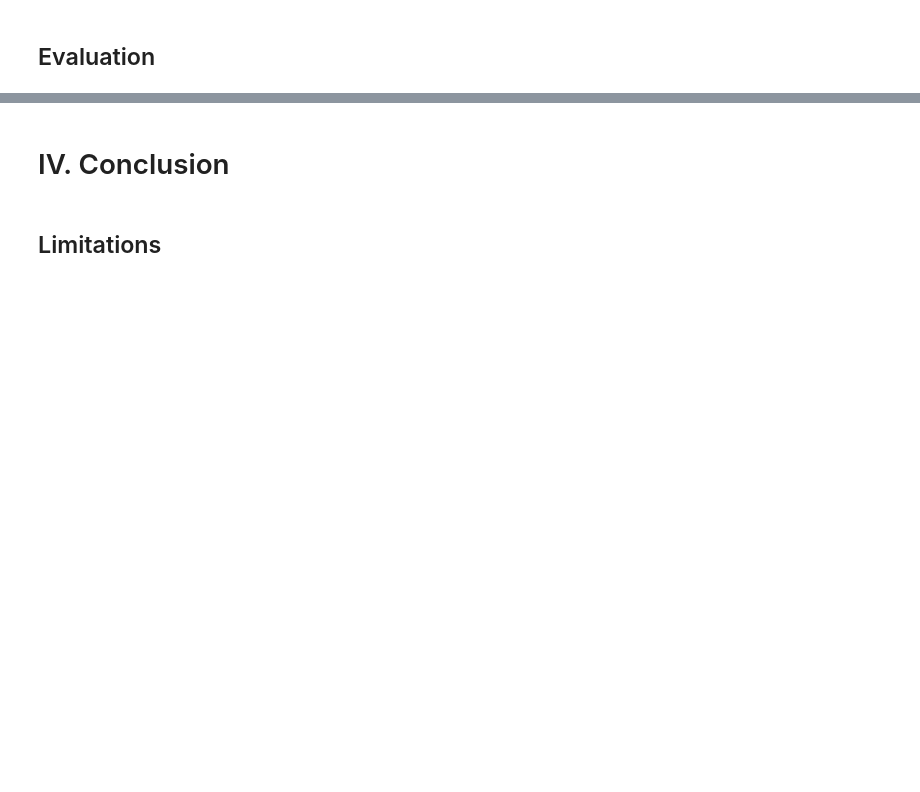
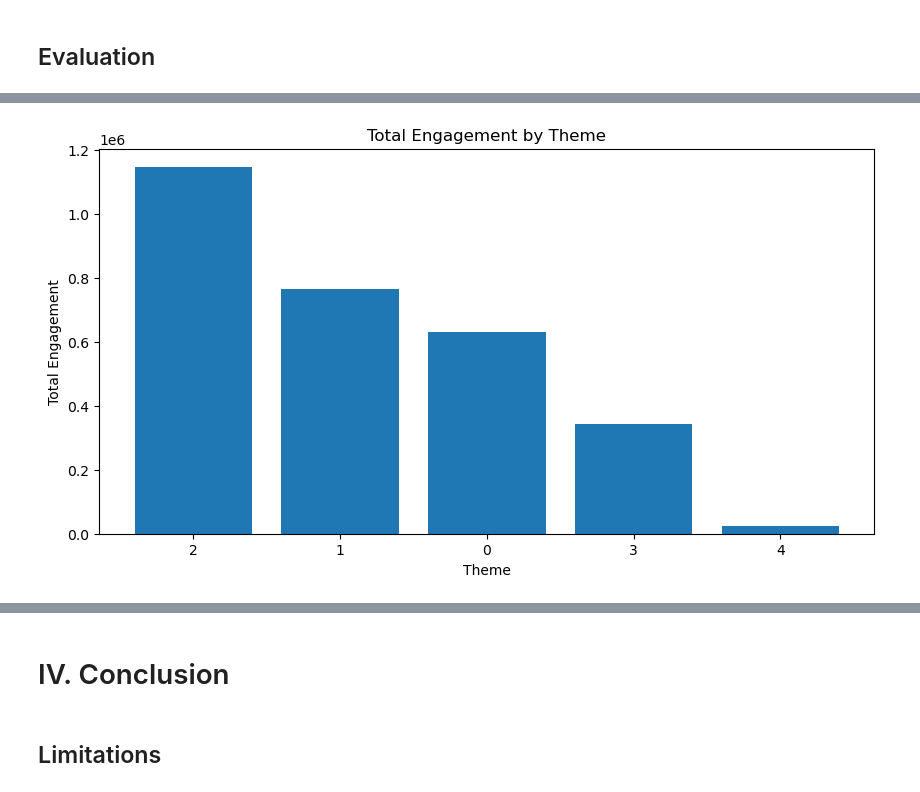
Before and after one commit to momopajamas/MPAC_project, a Jupyter notebook: notebook.ipynb, the cells around one changed output, grey strips where cells are left out. Saved outputs shown, nothing was run; the diff lists cells and outputs as text; code cells hidden in the pictures; blank space fills up the shorter version.

Commit message:
notebook - data modeling - evaluation

```diff
--- a/notebook.ipynb
+++ b/notebook.ipynb
@@ -486,9 +486,9 @@ svd = TruncatedSVD(
 )
 X_svd = svd.fit_transform(X)
 
-# creating clusters of words
+# filtering the data into 5 clusters
 kmeans = KMeans(
-    n_clusters=6,
+    n_clusters=5,
     random_state=42,
     n_init='auto'
 )
@@ -528,0 +535,17 @@ islam, islam is, is, the, not, is not, the west, west, url, with, radical islam,
+# %%
+# grouping themes by relative engagement
+theme_stats = (
+    df_anti_islam.groupby('Theme')['Engagement']
+    .agg(count = 'count', total='sum', average='mean')
+    .sort_values('total', ascending=False)
+)
+
+# plotting themes according to engagement
+plt.figure(figsize=(10,5))
+plt.bar(theme_stats.index.astype(str), theme_stats['total'])
+plt.title('Total Engagement by Theme')
+plt.xlabel('Theme')
+plt.ylabel('Total Engagement')
+plt.show()
+# %% [output]
+[figure, added]
```
Also changed, not shown: parts of 8 cells of this notebook.
